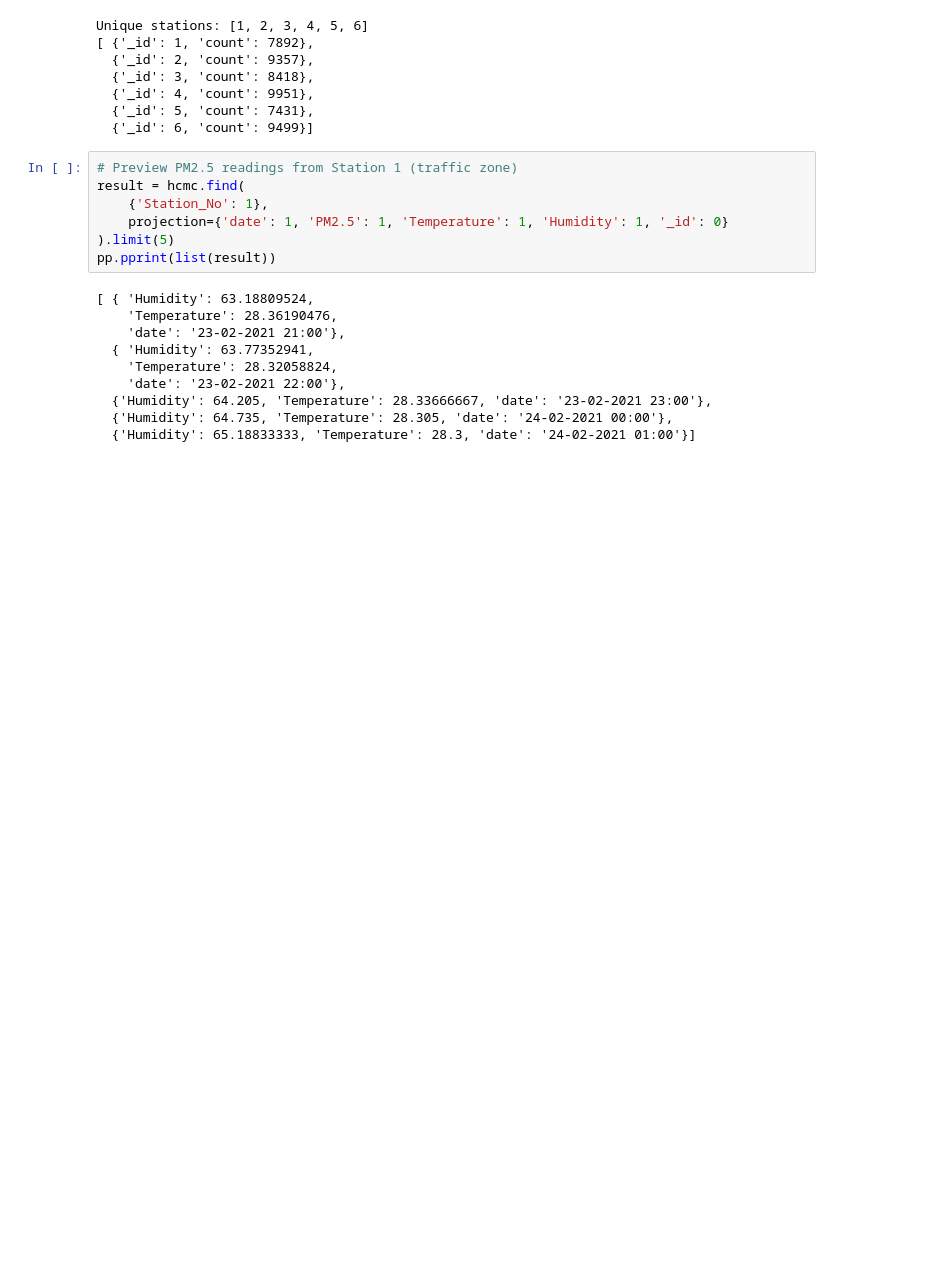
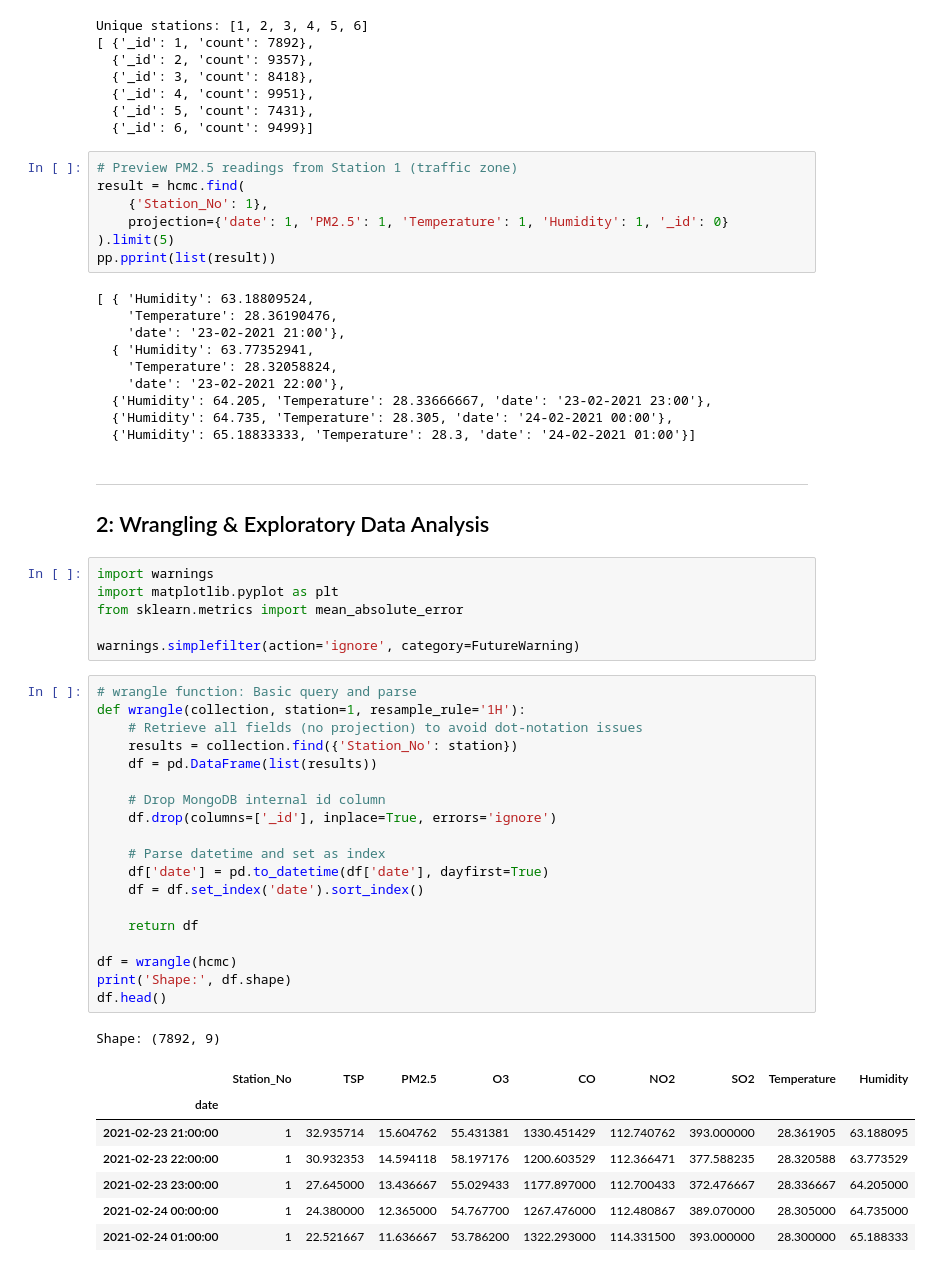
Before and after one commit to AJ-MH/Data-Science-Machine-Learning, a Jupyter notebook: hcmc-air-quality-forecasting/hcmc_air_quality_forecasting.ipynb, the cells around one changed output. Drawn from its saved outputs; the diff is of its cells as text; blank space fills up the shorter version.

```diff
--- a/hcmc-air-quality-forecasting/hcmc_air_quality_forecasting.ipynb
+++ b/hcmc-air-quality-forecasting/hcmc_air_quality_forecasting.ipynb
@@ -96,3 +93,40 @@ pp.pprint(list(result))
   {'Humidity': 64.205, 'Temperature': 28.33666667, 'date': '23-02-2021 23:00'},
   {'Humidity': 64.735, 'Temperature': 28.305, 'date': '24-02-2021 00:00'},
   {'Humidity': 65.18833333, 'Temperature': 28.3, 'date': '24-02-2021 01:00'}]
+# %% [markdown]
+---
+## 2: Wrangling & Exploratory Data Analysis
+# %%
+import warnings
+import matplotlib.pyplot as plt
+from sklearn.metrics import mean_absolute_error
+
+warnings.simplefilter(action='ignore', category=FutureWarning)
+# %%
+# wrangle function: Basic query and parse
+def wrangle(collection, station=1, resample_rule='1H'):
+    # Retrieve all fields (no projection) to avoid dot-notation issues
+    results = collection.find({'Station_No': station})
+    df = pd.DataFrame(list(results))
+
+    # Drop MongoDB internal id column
+    df.drop(columns=['_id'], inplace=True, errors='ignore')
+
+    # Parse datetime and set as index
+    df['date'] = pd.to_datetime(df['date'], dayfirst=True)
+    df = df.set_index('date').sort_index()
+
+    return df
+
+df = wrangle(hcmc)
+print('Shape:', df.shape)
+df.head()
+# %% [output]
+Shape: (7892, 9)
+|  | Station_No | TSP | PM2.5 | O3 | CO | NO2 | SO2 | Temperature | Humidity |
+| date |  |  |  |  |  |  |  |  |  |
+| 2021-02-23 21:00:00 | 1 | 32.935714 | 15.604762 | 55.431381 | 1330.451429 | 112.740762 | 393.000000 | 28.361905 | 63.188095 |
+| 2021-02-23 22:00:00 | 1 | 30.932353 | 14.594118 | 58.197176 | 1200.603529 | 112.366471 | 377.588235 | 28.320588 | 63.773529 |
+| 2021-02-23 23:00:00 | 1 | 27.645000 | 13.436667 | 55.029433 | 1177.897000 | 112.700433 | 372.476667 | 28.336667 | 64.205000 |
+| 2021-02-24 00:00:00 | 1 | 24.380000 | 12.365000 | 54.767700 | 1267.476000 | 112.480867 | 389.070000 | 28.305000 | 64.735000 |
+| 2021-02-24 01:00:00 | 1 | 22.521667 | 11.636667 | 53.786200 | 1322.293000 | 114.331500 | 393.000000 | 28.300000 | 65.188333 |
```
Also changed, not shown: parts of 6 cells of this notebook.
